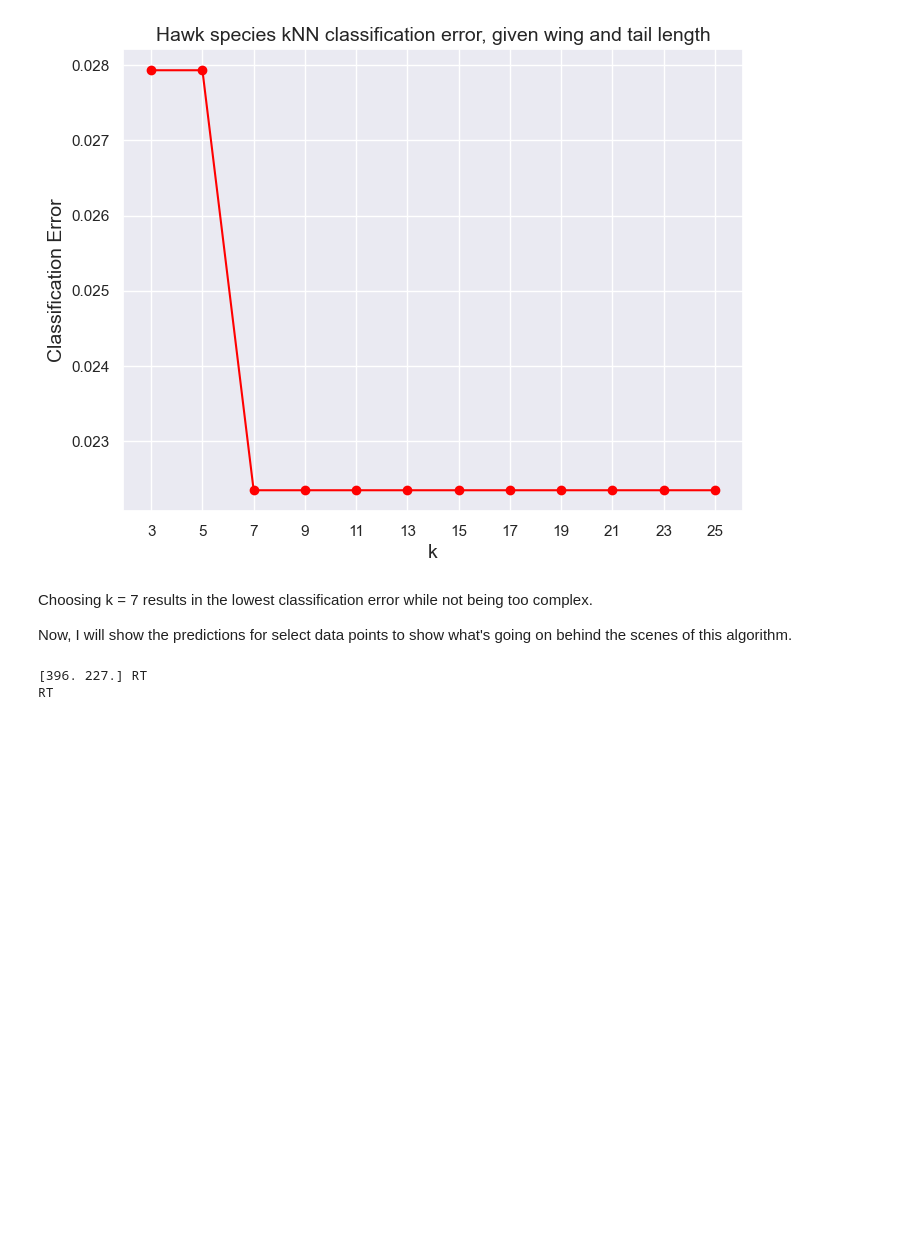
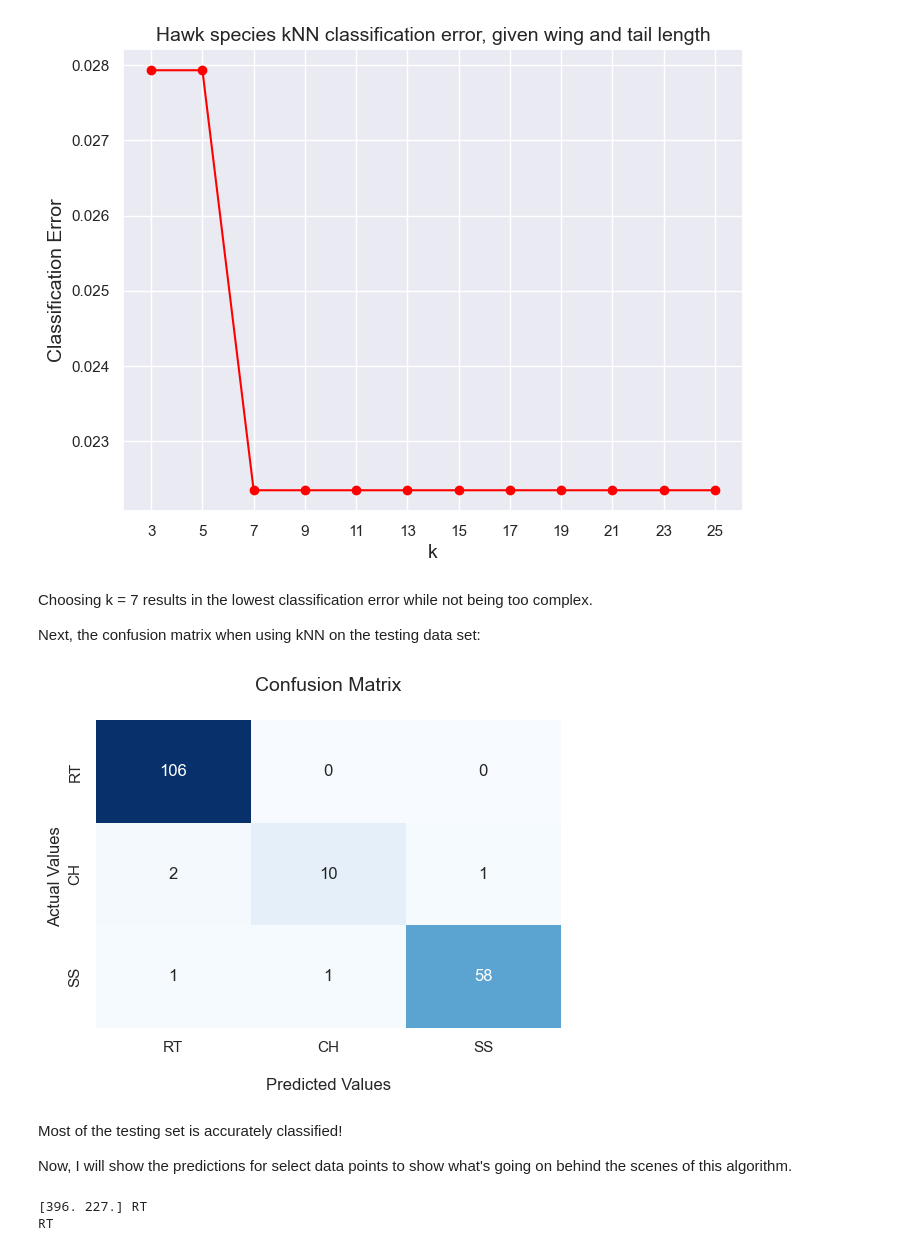
Before and after one commit to kary5678/INDE-577, a Jupyter notebook: supervised-learning/knn/knn.ipynb, the cells around one changed output. Saved outputs shown, nothing was run; the diff lists cells and outputs as text; code cells hidden in the pictures; blank space fills up the shorter version.

Commit message:
Update knn notebook with confusion matrix

```diff
--- a/supervised-learning/knn/knn.ipynb
+++ b/supervised-learning/knn/knn.ipynb
@@ -124,6 +125,31 @@ class kNN:
         plt.xlabel('k', fontsize = 14)
         plt.ylabel('Classification Error', fontsize = 14)
         plt.xticks(possible_k)
+
+    def plot_confusion_matrix(self, test_features, test_labels,
+                              training_features, training_labels, k, classes):
+        """
+        Plot the resulting confusion matrix for class predictions given training and testing data.
+        """
+        # Obtain predictions
+        y_pred = [self.predict(test_features[i], training_features,
+                                training_labels, k) for i in range(0, len(test_labels))]
+
+        # Obtain confusion matrix
+        cf_matrix = confusion_matrix(test_labels, y_pred, labels=classes)
+
+        # View the confusion matrix using the seaborn package
+        plt.figure(figsize = (6, 4))
+        ax = sns.heatmap(cf_matrix, annot=True, cmap='Blues', cbar=False, fmt='g')
+
+        ax.set_title('Confusion Matrix\n', fontsize = 14);
+        ax.set_xlabel('\nPredicted Values', fontsize = 12)
+        ax.set_ylabel('Actual Values ', fontsize = 12);
+
+        ## Ticket labels - List must be in alphabetical order
+        ax.xaxis.set_ticklabels(classes)
+        ax.yaxis.set_ticklabels(classes)
+        plt.show()
 # %% [markdown]
 #### KNN with 2 features: wing & tail length
 
@@ -150,8 +176,17 @@ plt.title("Hawk species kNN classification error, given wing and tail length", f
 plt.show()
 # %% [output]
 [figure]
+# %% [markdown]
+Choosing k = 7 results in the lowest classification error while not being too complex.
+
+Next, the confusion matrix when using kNN on the testing data set:
+# %%
+classes = ["RT", "CH", "SS"]
+hawks_knn.plot_confusion_matrix(X_test, y_test, X_train, y_train, 5, classes = classes)
+# %% [output]
+[figure, added]
 # %% [markdown]
-Choosing k = 7 results in the lowest classification error while not being too complex.
+Most of the testing set is accurately classified!
 
 Now, I will show the predictions for select data points to show what's going on behind the scenes of this algorithm.
 # %%
```
Also changed, not shown: parts of 4 cells of this notebook.
